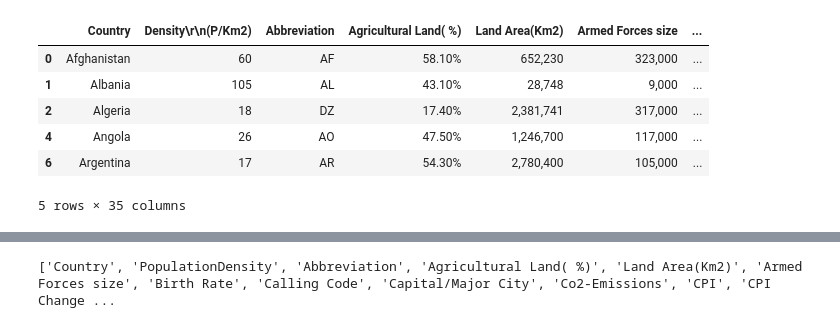
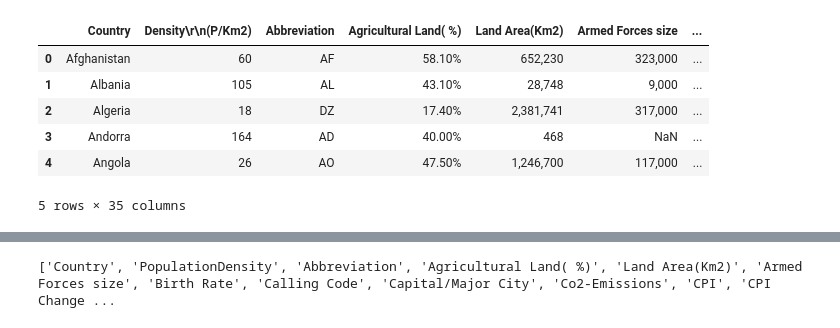
Before and after one commit to henrygit2001/FinalProject512, a Jupyter notebook: Countries.ipynb, the cells around one changed output, grey strips where cells are left out. Drawn from its saved outputs; the diff is of its cells as text; code cells hidden in the pictures.

```diff
--- a/Countries.ipynb
+++ b/Countries.ipynb
@@ -4,15 +4,16 @@ import altair as alt
 import numpy as np
 # %%
 data = pd.read_csv('world-data-2023.csv')
-keep = data.loc[:0, 'Agricultural Land( %)':'Unemployment rate'].columns
+#keep = data.loc[:0, 'Agricultural Land( %)':'Unemployment rate'].columns
+keep = ['Density\r\n(P/Km2)','Population','GDP','Agricultural Land( %)','Forested Area (%)']
 data = data.dropna(axis=0,subset = keep)
 data.head()
 # %% [output]
 |  | Country | Density\r\n(P/Km2) | Abbreviation | Agricultural Land( %) | Land Area(Km2) | Armed Forces size | ... |
 | 0 | Afghanistan | 60 | AF | 58.10% | 652,230 | 323,000 | ... |
 | 1 | Albania | 105 | AL | 43.10% | 28,748 | 9,000 | ... |
 | 2 | Algeria | 18 | DZ | 17.40% | 2,381,741 | 317,000 | ... |
+| 3 | Andorra | 164 | AD | 40.00% | 468 | NaN | ... |
 | 4 | Angola | 26 | AO | 47.50% | 1,246,700 | 117,000 | ... |
-| 6 | Argentina | 17 | AR | 54.30% | 2,780,400 | 105,000 | ... |
 5 rows × 35 columns
 # %%
```
Also changed, not shown: parts of 4 cells of this notebook.
